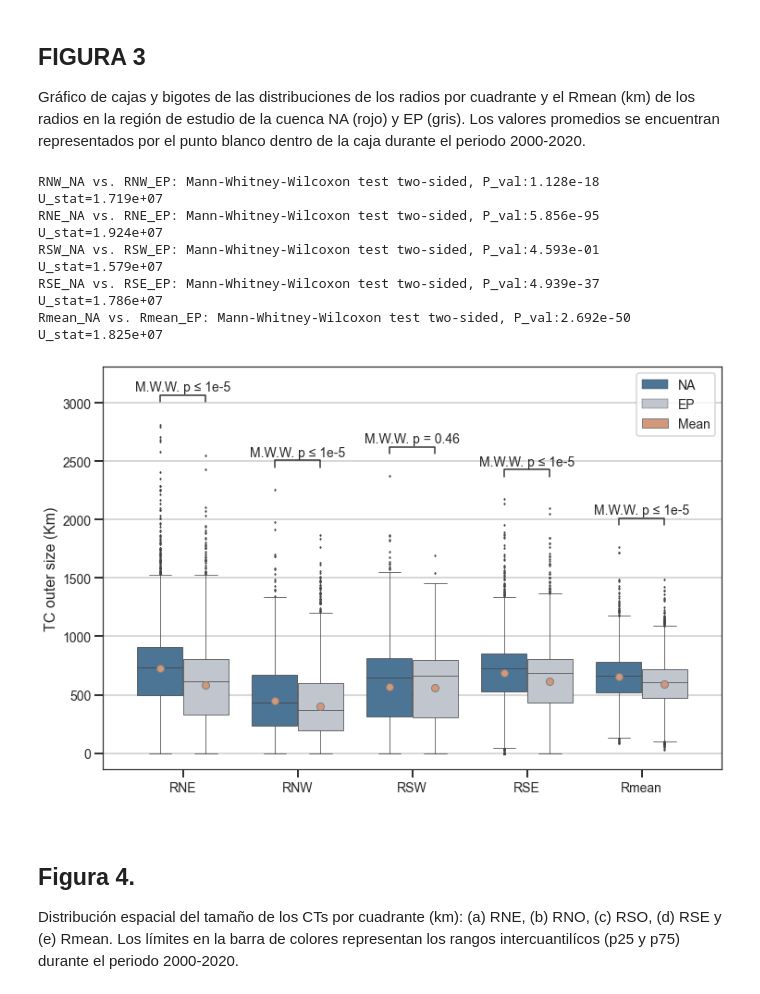
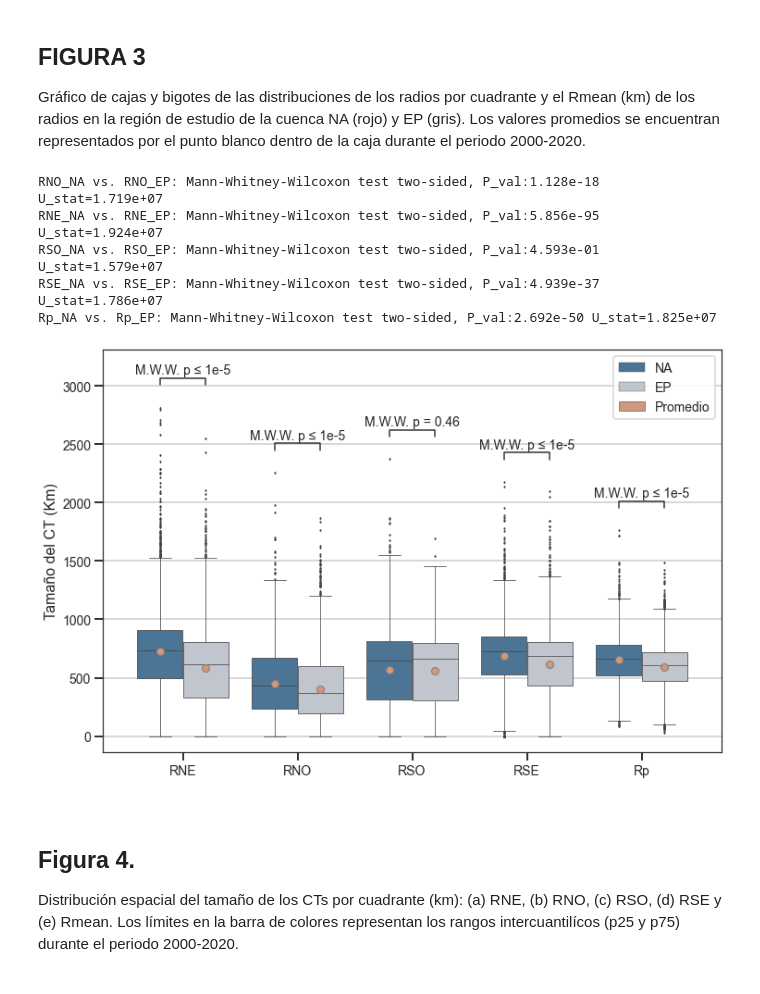
Before and after one commit to apereze/Figures_Article_DataBase, a Jupyter notebook: art_data/Figures_Art.ipynb, the cells around one changed output. Cells and saved outputs as stored; diff of their text form; code cells hidden in the pictures.

```diff
--- a/art_data/Figures_Art.ipynb
+++ b/art_data/Figures_Art.ipynb
@@ -327,11 +327,11 @@ def df_cuenca(cuenca,R1,R2,R3,R4,R5):
     df['cuenca'] = cuenca
 
     df1['tamaño'] = R2
-    df1['radio'] = 'RNW'
+    df1['radio'] = 'RNO'
     df1['cuenca'] = cuenca
 
     df2['tamaño'] = R3
-    df2['radio'] = 'RSW'
+    df2['radio'] = 'RSO'
     df2['cuenca'] = cuenca
 
     df3['tamaño'] = R4
@@ -339,7 +339,7 @@ def df_cuenca(cuenca,R1,R2,R3,R4,R5):
     df3['cuenca'] = cuenca
 
     df4['tamaño'] = R5
-    df4['radio'] = 'Rmean'
+    df4['radio'] = 'Rp'
     df4['cuenca'] = cuenca
 
     RADIOS = pd.concat([RADIOS,df,df1,df2,df3,df4], axis=0)
@@ -351,10 +351,10 @@ RADIOS = pd.concat([df_cuenca('NA',dfNA.RNE,dfNA.RNO,dfNA.RSO,dfNA.RSE,dfNA.Rp),
 # %%
 pairs = [
          [('RNE', 'NA'), ('RNE', 'EP')],
-         [('RNW', 'NA'), ('RNW', 'EP')],
-         [('RSW', 'NA'), ('RSW', 'EP')],
+         [('RNO', 'NA'), ('RNO', 'EP')],
+         [('RSO', 'NA'), ('RSO', 'EP')],
          [('RSE', 'NA'), ('RSE', 'EP')],
-         [('Rmean', 'NA'),('Rmean', 'EP')]
+         [('Rp', 'NA'),('Rp', 'EP')]
 ]
 # %%
 custom_params = {"axes.spines.right": True, "axes.spines.top": True, "axes.spines.left": True}
@@ -382,39 +382,39 @@ bp = sns.boxplot( ax = ax,
                             "markersize":"8"}
                 )
 
 annotator = Annotator(bp,pairs, **hue_plot_params)
 annotator.configure(test= 'Mann-Whitney', text_format ='simple', fontsize = 14)
 annotator.apply_and_annotate()
 
 for axis in ['top','bottom','left','right']:
     ax.spines[axis].set_linewidth(1.2)
 
 ax.yaxis.grid(True)
-ax.set_ylabel('TC outer size (Km)', fontsize=16)
+ax.set_ylabel('Tamaño del CT (Km)', fontsize=16)
 ax.set_xlabel(' ')
 ax.tick_params(axis='both', which='major', labelsize=14)
 #ax.set_box_aspect(0.5)
 
 plt.setp(f.axes, yticks=np.arange(0,3001, 500))
 
 handles, labels = ax.get_legend_handles_labels()
 
 patch = mpatches.Circle((1,1),radius = 0.25, facecolor = cm.budaS(100),
-                        linewidth = 1, edgecolor = "gray", label ='Mean')
+                        linewidth = 1, edgecolor = "gray", label ='Promedio')
 
 handles.append(patch)
 
 ax.legend(handles=handles, loc= "best", fontsize=14)
 
 
 plt.savefig("Fig_3.jpeg", dpi= 300, bbox_inches='tight')
 # %% [output]
-RNW_NA vs. RNW_EP: Mann-Whitney-Wilcoxon test two-sided, P_val:1.128e-18 U_stat=1.719e+07
+RNO_NA vs. RNO_EP: Mann-Whitney-Wilcoxon test two-sided, P_val:1.128e-18 U_stat=1.719e+07
 RNE_NA vs. RNE_EP: Mann-Whitney-Wilcoxon test two-sided, P_val:5.856e-95 U_stat=1.924e+07
-RSW_NA vs. RSW_EP: Mann-Whitney-Wilcoxon test two-sided, P_val:4.593e-01 U_stat=1.579e+07
+RSO_NA vs. RSO_EP: Mann-Whitney-Wilcoxon test two-sided, P_val:4.593e-01 U_stat=1.579e+07
 RSE_NA vs. RSE_EP: Mann-Whitney-Wilcoxon test two-sided, P_val:4.939e-37 U_stat=1.786e+07
-Rmean_NA vs. Rmean_EP: Mann-Whitney-Wilcoxon test two-sided, P_val:2.692e-50 U_stat=1.825e+07
+Rp_NA vs. Rp_EP: Mann-Whitney-Wilcoxon test two-sided, P_val:2.692e-50 U_stat=1.825e+07
-[figure, old version]
+[figure, new version]
 # %% [markdown]
 ## Figura 4.
 Distribución espacial del tamaño de los CTs por cuadrante (km): (a) RNE, (b) RNO, (c) RSO, (d) RSE y (e) Rmean. Los límites en la barra de colores representan los rangos intercuantilícos (p25 y p75) durante el periodo 2000-2020.
```
Also changed, not shown: parts of 3 cells of this notebook, 2 other files.
